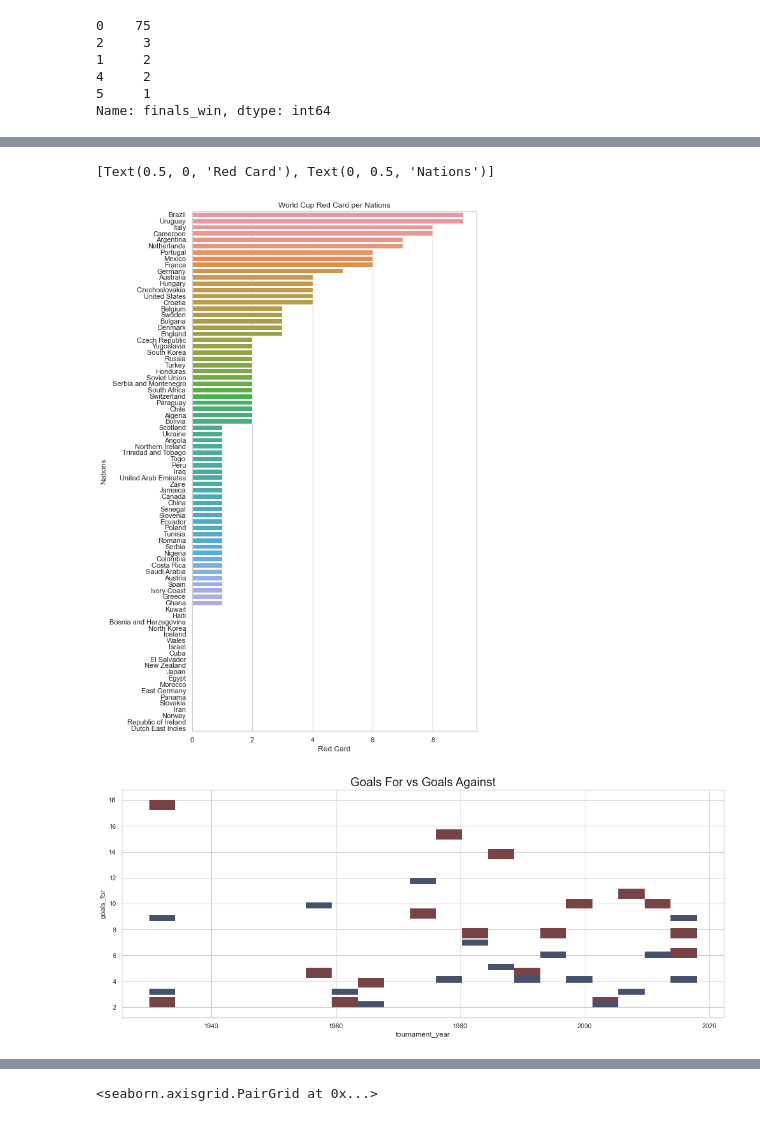
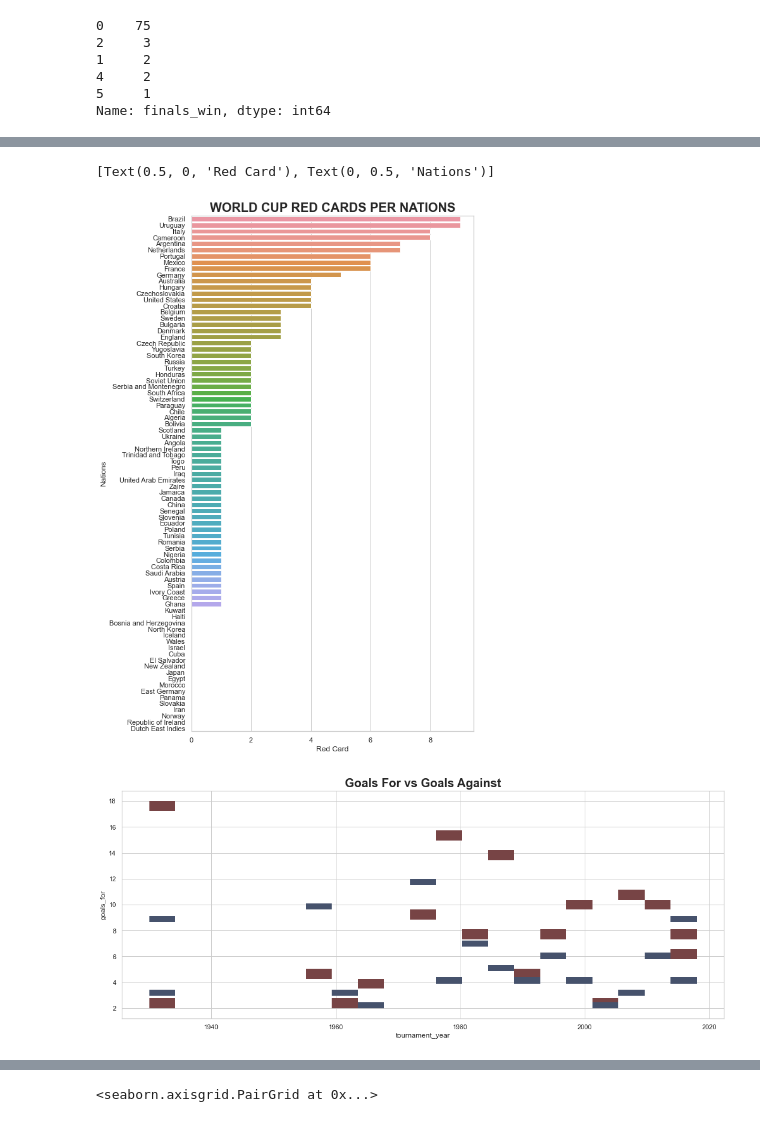
Before and after one commit to samueleleli/FIFA_WorldCup_Analysis, a Jupyter notebook: WC_Analysis_Matteo_histograms.ipynb, the cells around one changed output, grey strips where cells are left out. Cells and saved outputs as stored; diff of their text form; code cells hidden in the pictures.

```diff
--- a/WC_Analysis_Matteo_histograms.ipynb
+++ b/WC_Analysis_Matteo_histograms.ipynb
@@ -133,16 +128,16 @@ ax.set(xlabel='Yellow Card', ylabel='Nations')
 # %%
 # DIGRAMMA A BARRE DEI CARTELLINI ROSSI TOTALI PER OGNI NAZIONE
 
 df_team_stats = df_team_stats.sort_values(by="red_card",ascending=False)
 
 fig, ax = plt.subplots(figsize=(8, 15))
-ax.set_title('World Cup Red Card per Nations')
+ax.set_title('WORLD CUP RED CARDS PER NATIONS', fontweight='bold', fontsize=20)
 
 sns.barplot(data=df_team_stats, x="red_card", y="team_name")
 ax.set(xlabel='Red Card', ylabel='Nations')
 # %% [output]
 [Text(0.5, 0, 'Red Card'), Text(0, 0.5, 'Nations')]
-[figure, old version]
+[figure, new version]
 # %%
 df_team_per_year_stats = pd.read_csv("./ETL_Mat/stats_team_per_year.csv")
 # %%
@@ -151,10 +146,10 @@ plt.figure(figsize=(18,7))
 sns.histplot(x=df_team_per_year_stats['tournament_year'],y=df_team_per_year_stats.loc[df_team_per_year_stats["team_name"] == "Argentina"]['goals_for'], kde=False, bins=21,color='r')
 #plt.show()
 sns.histplot(x=df_team_per_year_stats['tournament_year'],y=df_team_per_year_stats.loc[df_team_per_year_stats["team_name"] == "Argentina"]['goals_against'], kde=False, bins=21,color='b')
-plt.title('Goals For vs Goals Against', fontsize = 20)
+plt.title('Goals For vs Goals Against', fontweight='bold', fontsize=20)
 plt.show()
 # %% [output]
-[figure, old version]
+[figure, new version]
 # %%
 # DIFFERENZA RETI GOAL FATTI VS GOAL SUBITI CON BAR PLOT
 
```
Also changed, not shown: parts of 15 cells of this notebook, 2 other files.
